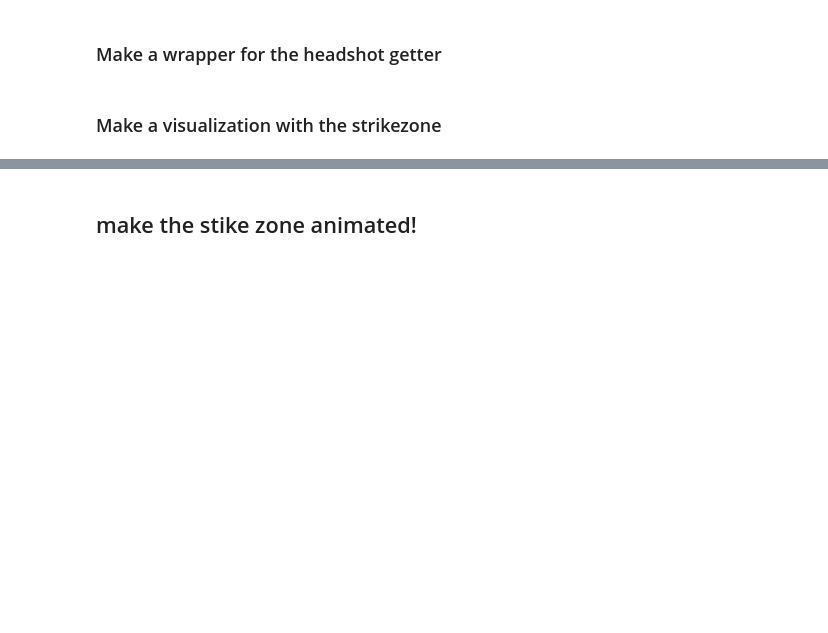
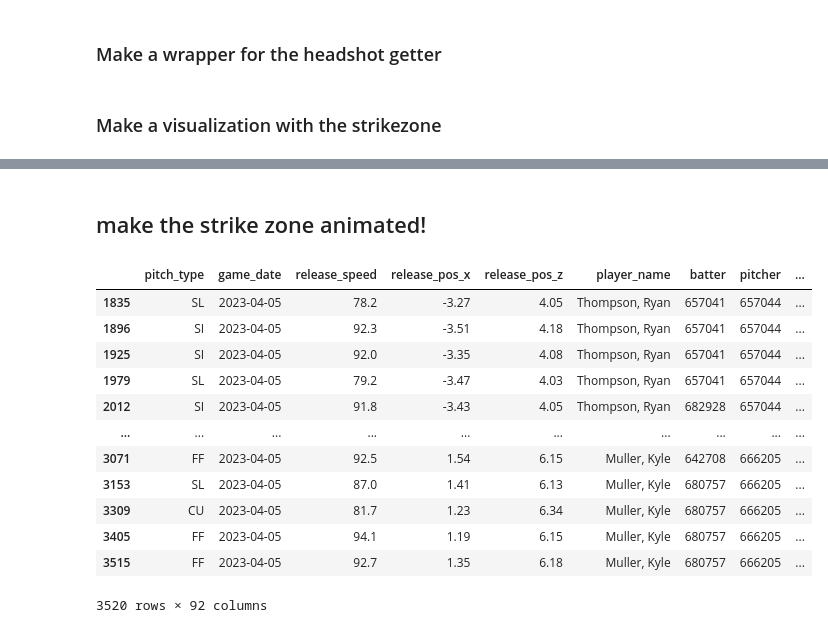
Before and after one commit to nicholson2208/three-true-outcomes, a Jupyter notebook: plotting.ipynb, the cells around one changed output, grey strips where cells are left out. Saved outputs shown, nothing was run; the diff lists cells and outputs as text; code cells hidden in the pictures; blank space fills up the shorter version.

```diff
--- a/plotting.ipynb
+++ b/plotting.ipynb
@@ -460,4 +481,4 @@ from pybaseball.cache import *
 # %%
 purge()
 # %% [markdown]
-## make the stike zone animated!
+## make the strike zone animated!
@@ -463,0 +494,16 @@ purge()
+# %%
+df
+# %% [output]
+|  | pitch_type | game_date | release_speed | release_pos_x | release_pos_z | player_name | batter | pitcher | ... |
+| 1835 | SL | 2023-04-05 | 78.2 | -3.27 | 4.05 | Thompson, Ryan | 657041 | 657044 | ... |
+| 1896 | SI | 2023-04-05 | 92.3 | -3.51 | 4.18 | Thompson, Ryan | 657041 | 657044 | ... |
+| 1925 | SI | 2023-04-05 | 92.0 | -3.35 | 4.08 | Thompson, Ryan | 657041 | 657044 | ... |
+| 1979 | SL | 2023-04-05 | 79.2 | -3.47 | 4.03 | Thompson, Ryan | 657041 | 657044 | ... |
+| 2012 | SI | 2023-04-05 | 91.8 | -3.43 | 4.05 | Thompson, Ryan | 682928 | 657044 | ... |
+| ... | ... | ... | ... | ... | ... | ... | ... | ... | ... |
+| 3071 | FF | 2023-04-05 | 92.5 | 1.54 | 6.15 | Muller, Kyle | 642708 | 666205 | ... |
+| 3153 | SL | 2023-04-05 | 87.0 | 1.41 | 6.13 | Muller, Kyle | 680757 | 666205 | ... |
+| 3309 | CU | 2023-04-05 | 81.7 | 1.23 | 6.34 | Muller, Kyle | 680757 | 666205 | ... |
+| 3405 | FF | 2023-04-05 | 94.1 | 1.19 | 6.15 | Muller, Kyle | 680757 | 666205 | ... |
+| 3515 | FF | 2023-04-05 | 92.7 | 1.35 | 6.18 | Muller, Kyle | 680757 | 666205 | ... |
+3520 rows × 92 columns
```
Also changed, not shown: parts of 10 cells of this notebook, 1 other file.
